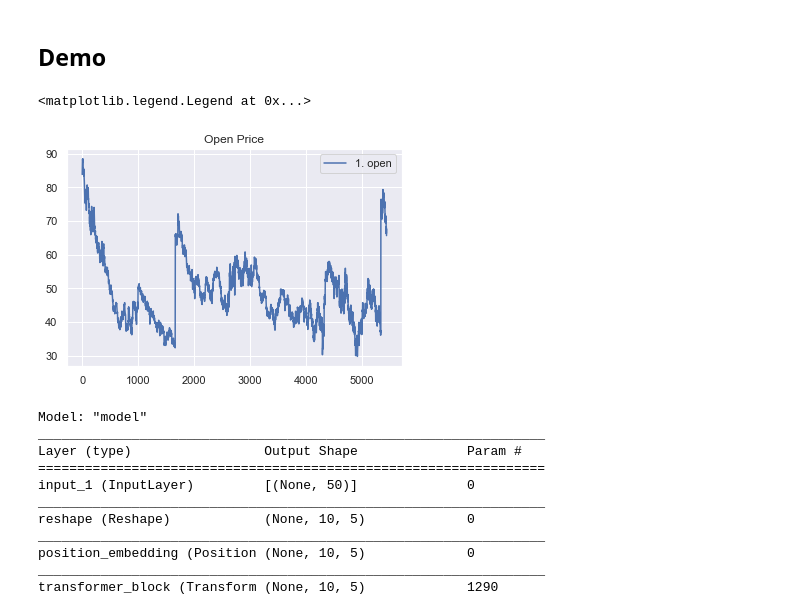
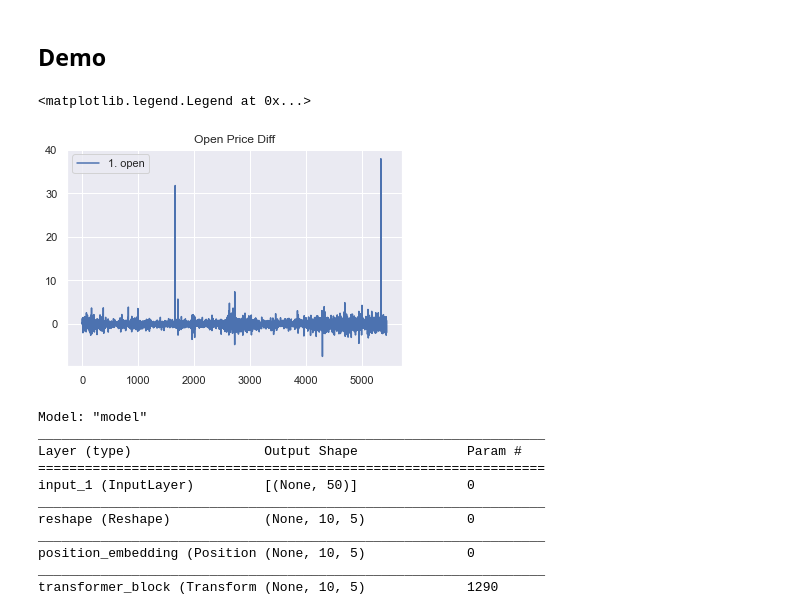
Before and after one commit to EnriqueNueve/TF_Toolbox, a Jupyter notebook: TransformerBlock_2.5.0/TransformerExample.ipynb, the cells around one changed output. Drawn from its saved outputs; the diff is of its cells as text; code cells hidden in the pictures.

```diff
--- a/TransformerBlock_2.5.0/TransformerExample.ipynb
+++ b/TransformerBlock_2.5.0/TransformerExample.ipynb
@@ -107,11 +107,11 @@ def getModel(input_shape=(50)):
 ## Demo
 # %%
 df = pd.read_csv('stock_data.csv')
-df['1. open'].plot(title='Open Price')
+df['1. open'].diff().plot(title='Open Price Diff')
 plt.legend()
 # %% [output]
 <matplotlib.legend.Legend at 0x...>
-[figure, old version]
+[figure, new version]
 # %%
 N_TEST = 100
 BATCH_SIZE = 12
```
Also changed, not shown: parts of 3 cells of this notebook.
